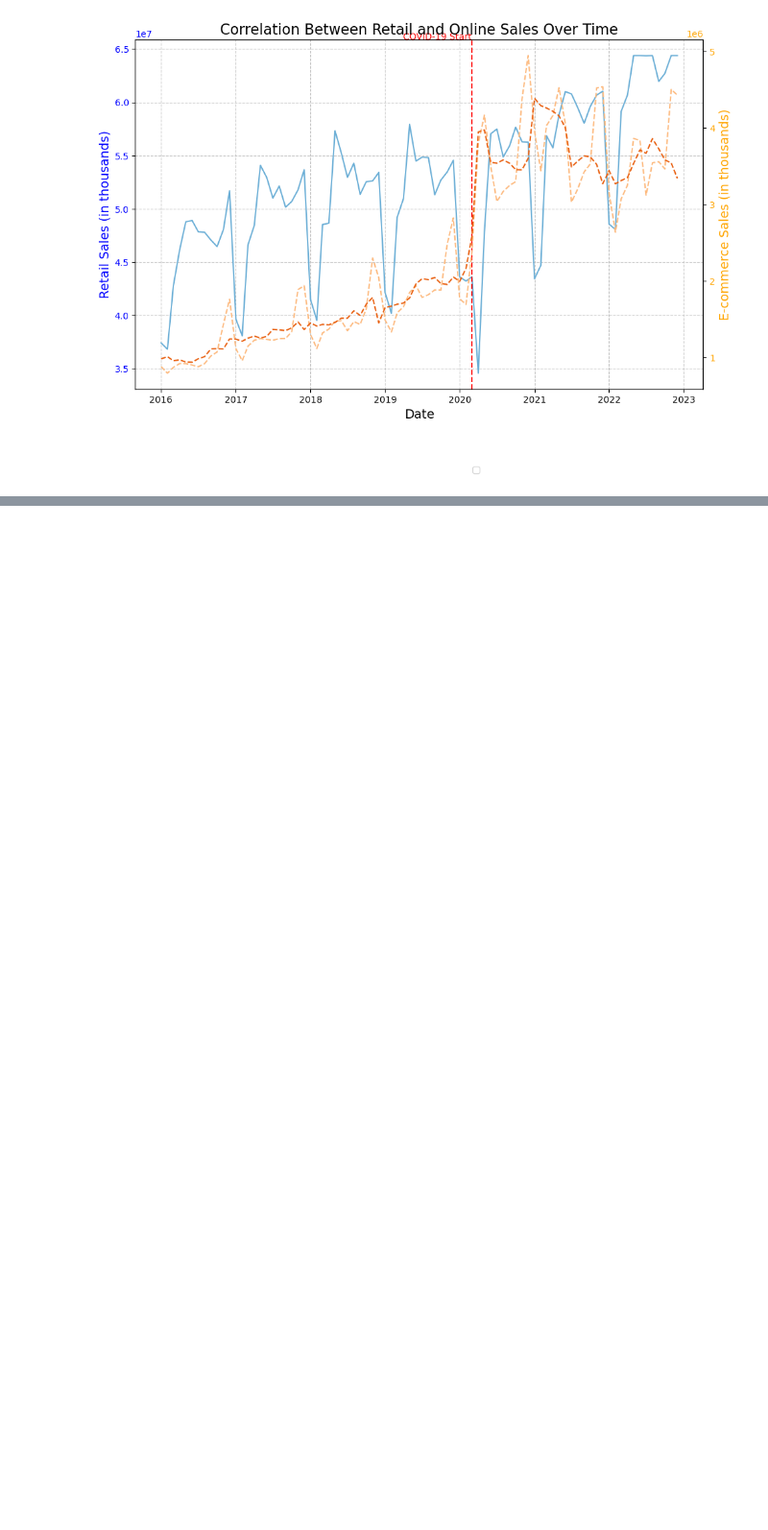
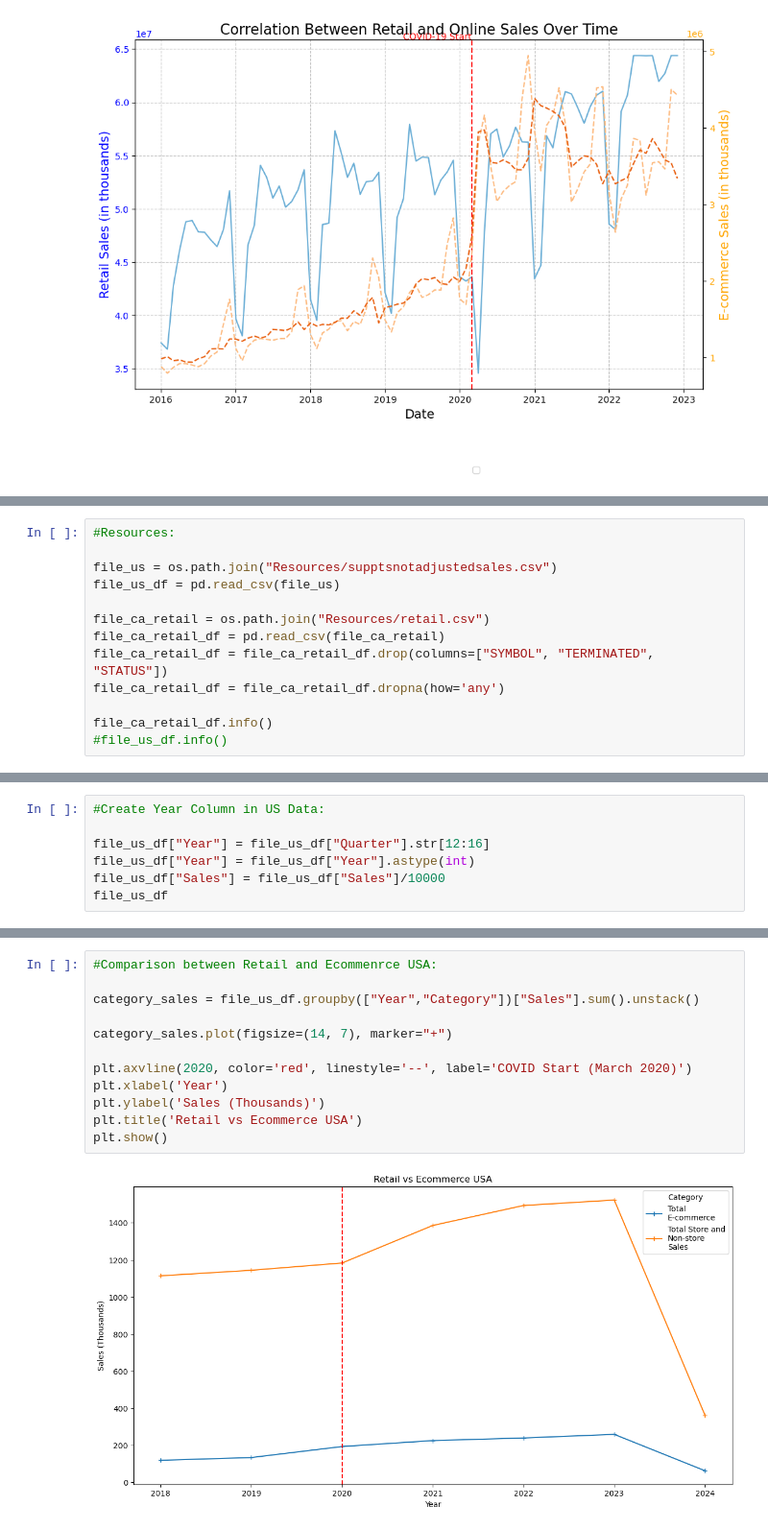
Before and after one commit to migo3000/project_1_online_retail, a Jupyter notebook: data_acquisition.ipynb, the cells around one changed output, grey strips where cells are left out. Shown at 96% size. Cells and saved outputs as stored; diff of their text form; blank space fills up the shorter version.

```diff
--- a/data_acquisition.ipynb
+++ b/data_acquisition.ipynb
@@ -496,3 +498,16 @@ Correlation Between Retail and Online Sales Over Time
 | Retail E-commerce sales, seasonal... | 0.934447 | 1.000000 | 0.940794 | 0.532798 |
 | Retail E-commerce sales, unadjusted | 0.982364 | 0.940794 | 1.000000 | 0.610681 |
 | Retail trade, unadjusted [44-453] | 0.649605 | 0.532798 | 0.610681 | 1.000000 |
+# %%
+#Resources:
+
+file_us = os.path.join("Resources/supptsnotadjustedsales.csv")
+file_us_df = pd.read_csv(file_us)
+
+file_ca_retail = os.path.join("Resources/retail.csv")
+file_ca_retail_df = pd.read_csv(file_ca_retail)
+file_ca_retail_df = file_ca_retail_df.drop(columns=["SYMBOL", "TERMINATED", "STATUS"])
+file_ca_retail_df = file_ca_retail_df.dropna(how='any')
+
+file_ca_retail_df.info()
+#file_us_df.info()
@@ -498,0 +532,7 @@ Correlation Between Retail and Online Sales Over Time
+# %%
+#Create Year Column in US Data:
+
+file_us_df["Year"] = file_us_df["Quarter"].str[12:16]
+file_us_df["Year"] = file_us_df["Year"].astype(int)
+file_us_df["Sales"] = file_us_df["Sales"]/10000
+file_us_df
@@ -498,0 +553,14 @@ Correlation Between Retail and Online Sales Over Time
+# %%
+#Comparison between Retail and Ecommenrce USA:
+
+category_sales = file_us_df.groupby(["Year","Category"])["Sales"].sum().unstack()
+
+category_sales.plot(figsize=(14, 7), marker="+")
+
+plt.axvline(2020, color='red', linestyle='--', label='COVID Start (March 2020)')
+plt.xlabel('Year')
+plt.ylabel('Sales (Thousands)')
+plt.title('Retail vs Ecommerce USA')
+plt.show()
+# %% [output]
+[figure, added]
```
Also changed, not shown: parts of 9 cells of this notebook.
